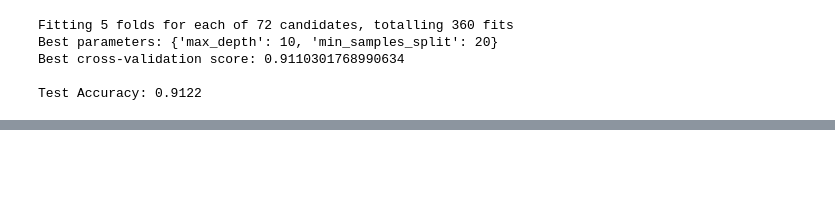
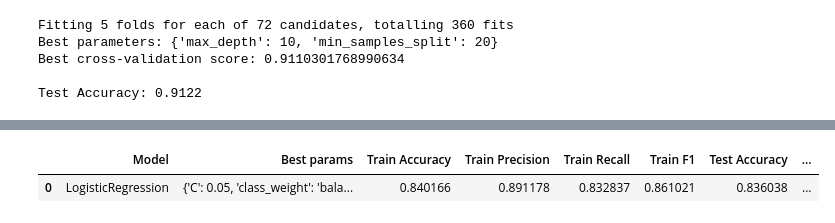
Before and after one commit to miroslavrepicky/IAU_part3, a Jupyter notebook: sample_updated.ipynb, the cells around one changed output, grey strips where cells are left out. Saved outputs shown, nothing was run; the diff lists cells and outputs as text; code cells hidden in the pictures; blank space fills up the shorter version.

```diff
--- a/sample_updated.ipynb
+++ b/sample_updated.ipynb
@@ -342,3 +290,87 @@ Best parameters: {'max_depth': 10, 'min_samples_split': 20}
 Best cross-validation score: 0.9110301768990634
 
 Test Accuracy: 0.9122
+# %%
+from sklearn.model_selection import train_test_split
+from sklearn.model_selection import GridSearchCV, StratifiedKFold
+from models.id3 import ID3NumericalClassifier
+from sklearn.base import BaseEstimator, ClassifierMixin
+from sklearn.metrics import accuracy_score, precision_score, recall_score, f1_score
+
+from sklearn.ensemble import RandomForestClassifier
+from sklearn.linear_model import LogisticRegression
+
+models = {
+    "RandomForest": {
+        "estimator": RandomForestClassifier(random_state=42),
+        "param_grid": {
+            "n_estimators": [50, 150, 300, 500],
+            "max_depth": [None,3 ,5, 10, 20],
+            "min_samples_split": [2, 5, 10, 20]
+        }
+    },
+
+    "LogisticRegression": {
+        "estimator": LogisticRegression(max_iter=10000),
+        "param_grid": {
+            "C": [0.01 ,0.05 ,0.1 ,0.5 ,1, 10],
+            "penalty": ["l2"],
+            "solver": ["lbfgs"],
+            "class_weight": [None, "balanced"],
+        }
+    }
+}
+
+results = []
+
+
+# -------------------------------------------
+# 3) GridSearchCV pre každý model
+# -------------------------------------------
+cv = StratifiedKFold(n_splits=5, shuffle=True, random_state=42)
+for name, cfg in models.items():
+    if name == "RandomForest":
+        continue
+    print(f"Optimalizujem: {name} ...")
+
+    gs = GridSearchCV(
+        estimator=cfg["estimator"],
+        param_grid=cfg["param_grid"],
+        cv=cv,
+        scoring="accuracy",
+        n_jobs=-1,
+    )
+
+    gs.fit(X_train, y_train)
+    best_model = gs.best_estimator_
+    train_pred = best_model.predict(X_train)
+    test_pred  = best_model.predict(X_test)
+
+    # --- TRAIN metriky ---
+    train_acc  = accuracy_score(y_train, train_pred)
+    train_prec = precision_score(y_train, train_pred, zero_division=0)
+    train_rec  = recall_score(y_train, train_pred, zero_division=0)
+    train_f1   = f1_score(y_train, train_pred, zero_division=0)
+
+    # --- TEST metriky ---
+    test_acc  = accuracy_score(y_test, test_pred)
+    test_prec = precision_score(y_test, test_pred, zero_division=0)
+    test_rec  = recall_score(y_test, test_pred, zero_division=0)
+    test_f1   = f1_score(y_test, test_pred, zero_division=0)
+
+    results.append({
+        "Model": name,
+        "Best params": gs.best_params_,
+        "Train Accuracy": train_acc,
+        "Train Precision": train_prec,
+        "Train Recall": train_rec,
+        "Train F1": train_f1,
+        "Test Accuracy": test_acc,
+        "Test Precision": test_prec,
+        "Test Recall": test_rec,
+        "Test F1": test_f1
+    })
+
+df_results = pd.DataFrame(results)
+df_results
+# %% [output]
@@ -344,0 +378,2 @@ Test Accuracy: 0.9122
+|  | Model | Best params | Train Accuracy | Train Precision | Train Recall | Train F1 | Test Accuracy | ... |
+| 0 | LogisticRegression | {'C': 0.05, 'class_weight': 'bala... | 0.840166 | 0.891178 | 0.832837 | 0.861021 | 0.836038 | ... |
```
Also changed, not shown: parts of 3 cells of this notebook.
